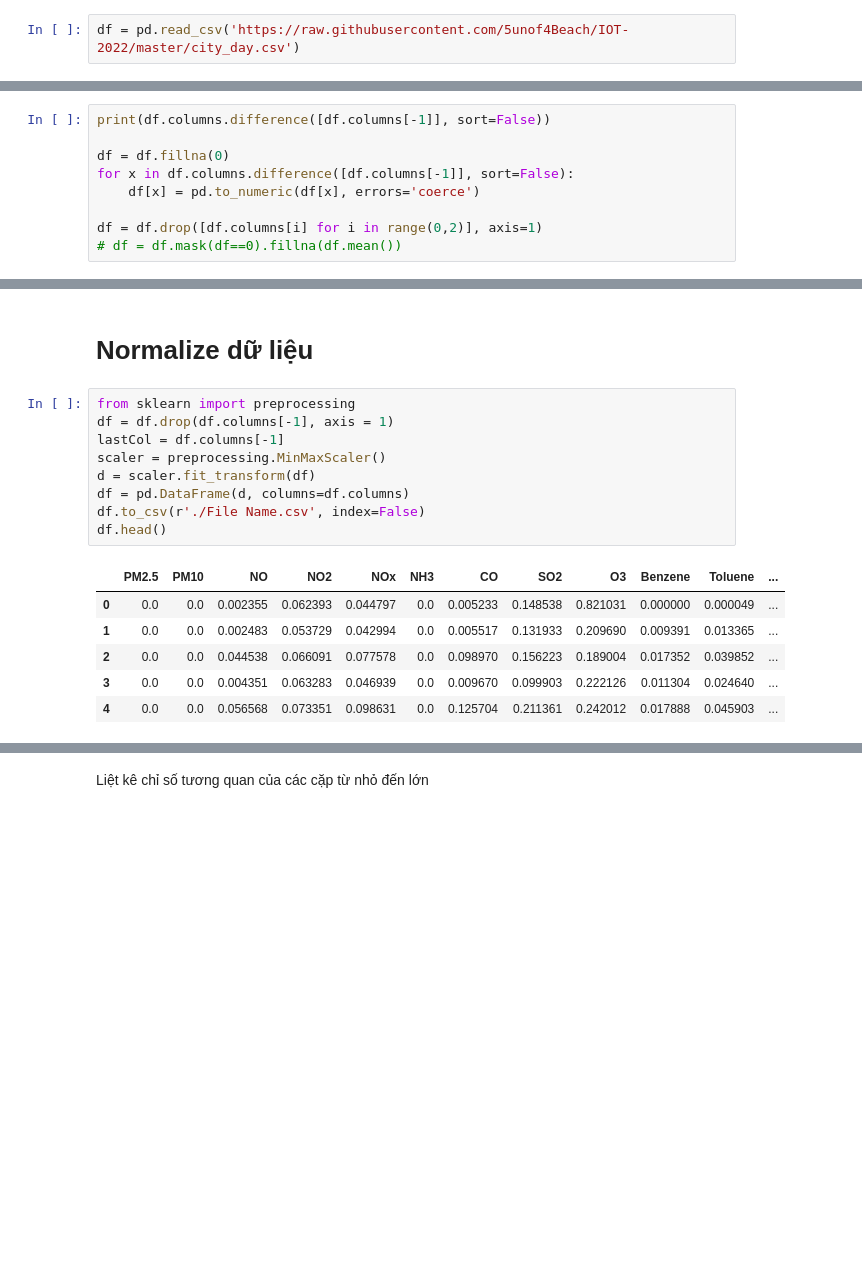
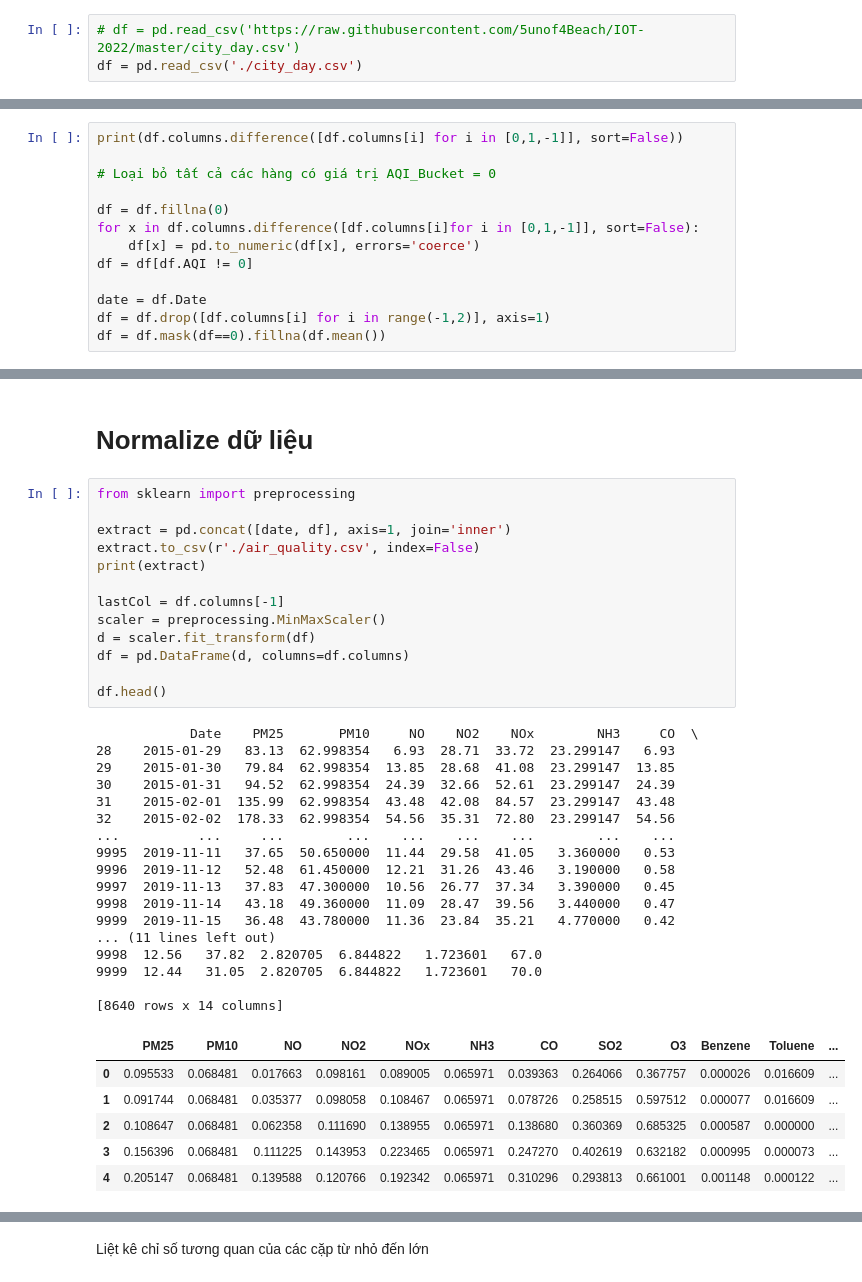
Before and after one commit to 5unof4Beach/IOT-2022, a Jupyter notebook: IOT_Bui_Minh_Duc copy.ipynb, the cells around one changed output, grey strips where cells are left out. Saved outputs shown, nothing was run; the diff lists cells and outputs as text; blank space fills up the shorter version.

```diff
--- a/IOT_Bui_Minh_Duc copy.ipynb
+++ b/IOT_Bui_Minh_Duc copy.ipynb
@@ -13,7 +13,8 @@ from sklearn.linear_model import LinearRegression
 from sklearn.metrics import confusion_matrix
 %matplotlib inline
 # %%
-df = pd.read_csv('https://raw.githubusercontent.com/5unof4Beach/IOT-2022/master/city_day.csv')
+# df = pd.read_csv('https://raw.githubusercontent.com/5unof4Beach/IOT-2022/master/city_day.csv')
+df = pd.read_csv('./city_day.csv')
 # %% [markdown]
 Data Cleansing
 # %%
@@ -114,12 +115,16 @@ df = df.head(10000)
 # %% [markdown]
 # Set các giá trị NaN thành 0
 # %%
-print(df.columns.difference([df.columns[-1]], sort=False))
+print(df.columns.difference([df.columns[i] for i in [0,1,-1]], sort=False))
+
+# Loại bỏ tất cả các hàng có giá trị AQI_Bucket = 0
 
 df = df.fillna(0)
-for x in df.columns.difference([df.columns[-1]], sort=False):
+for x in df.columns.difference([df.columns[i]for i in [0,1,-1]], sort=False):
     df[x] = pd.to_numeric(df[x], errors='coerce')
+df = df[df.AQI != 0]
 
-df = df.drop([df.columns[i] for i in range(0,2)], axis=1)
-# df = df.mask(df==0).fillna(df.mean())
+date = df.Date
+df = df.drop([df.columns[i] for i in range(-1,2)], axis=1)
+df = df.mask(df==0).fillna(df.mean())
 # %% [output]
@@ -130,18 +135,39 @@ Index(['City', 'Date', 'PM2.5', 'PM10', 'NO', 'NO2', 'NOx', 'NH3', 'CO', 'SO2',
 # Normalize dữ liệu
 # %%
 from sklearn import preprocessing
-df = df.drop(df.columns[-1], axis = 1)
+
+extract = pd.concat([date, df], axis=1, join='inner')
+extract.to_csv(r'./air_quality.csv', index=False)
+print(extract)
+
 lastCol = df.columns[-1]
 scaler = preprocessing.MinMaxScaler()
 d = scaler.fit_transform(df)
 df = pd.DataFrame(d, columns=df.columns)
-df.to_csv(r'./File Name.csv', index=False)
+
 df.head()
 # %% [output]
+            Date    PM25       PM10     NO    NO2    NOx        NH3     CO  \
+28    2015-01-29   83.13  62.998354   6.93  28.71  33.72  23.299147   6.93
+29    2015-01-30   79.84  62.998354  13.85  28.68  41.08  23.299147  13.85
+30    2015-01-31   94.52  62.998354  24.39  32.66  52.61  23.299147  24.39
+31    2015-02-01  135.99  62.998354  43.48  42.08  84.57  23.299147  43.48
+32    2015-02-02  178.33  62.998354  54.56  35.31  72.80  23.299147  54.56
+...          ...     ...        ...    ...    ...    ...        ...    ...
+9995  2019-11-11   37.65  50.650000  11.44  29.58  41.05   3.360000   0.53
+9996  2019-11-12   52.48  61.450000  12.21  31.26  43.46   3.190000   0.58
+9997  2019-11-13   37.83  47.300000  10.56  26.77  37.34   3.390000   0.45
+9998  2019-11-14   43.18  49.360000  11.09  28.47  39.56   3.440000   0.47
+9999  2019-11-15   36.48  43.780000  11.36  23.84  35.21   4.770000   0.42
+... (11 lines left out)
+9998  12.56   37.82  2.820705  6.844822   1.723601   67.0
+9999  12.44   31.05  2.820705  6.844822   1.723601   70.0
+
+[8640 rows x 14 columns]
-|  | PM2.5 | PM10 | NO | NO2 | NOx | NH3 | CO | SO2 | O3 | Benzene | Toluene | ... |
-| 0 | 0.0 | 0.0 | 0.002355 | 0.062393 | 0.044797 | 0.0 | 0.005233 | 0.148538 | 0.821031 | 0.000000 | 0.000049 | ... |
-| 1 | 0.0 | 0.0 | 0.002483 | 0.053729 | 0.042994 | 0.0 | 0.005517 | 0.131933 | 0.209690 | 0.009391 | 0.013365 | ... |
-| 2 | 0.0 | 0.0 | 0.044538 | 0.066091 | 0.077578 | 0.0 | 0.098970 | 0.156223 | 0.189004 | 0.017352 | 0.039852 | ... |
-| 3 | 0.0 | 0.0 | 0.004351 | 0.063283 | 0.046939 | 0.0 | 0.009670 | 0.099903 | 0.222126 | 0.011304 | 0.024640 | ... |
-| 4 | 0.0 | 0.0 | 0.056568 | 0.073351 | 0.098631 | 0.0 | 0.125704 | 0.211361 | 0.242012 | 0.017888 | 0.045903 | ... |
+|  | PM25 | PM10 | NO | NO2 | NOx | NH3 | CO | SO2 | O3 | Benzene | Toluene | ... |
+| 0 | 0.095533 | 0.068481 | 0.017663 | 0.098161 | 0.089005 | 0.065971 | 0.039363 | 0.264066 | 0.367757 | 0.000026 | 0.016609 | ... |
+| 1 | 0.091744 | 0.068481 | 0.035377 | 0.098058 | 0.108467 | 0.065971 | 0.078726 | 0.258515 | 0.597512 | 0.000077 | 0.016609 | ... |
+| 2 | 0.108647 | 0.068481 | 0.062358 | 0.111690 | 0.138955 | 0.065971 | 0.138680 | 0.360369 | 0.685325 | 0.000587 | 0.000000 | ... |
+| 3 | 0.156396 | 0.068481 | 0.111225 | 0.143953 | 0.223465 | 0.065971 | 0.247270 | 0.402619 | 0.632182 | 0.000995 | 0.000073 | ... |
+| 4 | 0.205147 | 0.068481 | 0.139588 | 0.120766 | 0.192342 | 0.065971 | 0.310296 | 0.293813 | 0.661001 | 0.001148 | 0.000122 | ... |
 # %%
```
Also changed, not shown: parts of 13 cells of this notebook, 5 other files.
